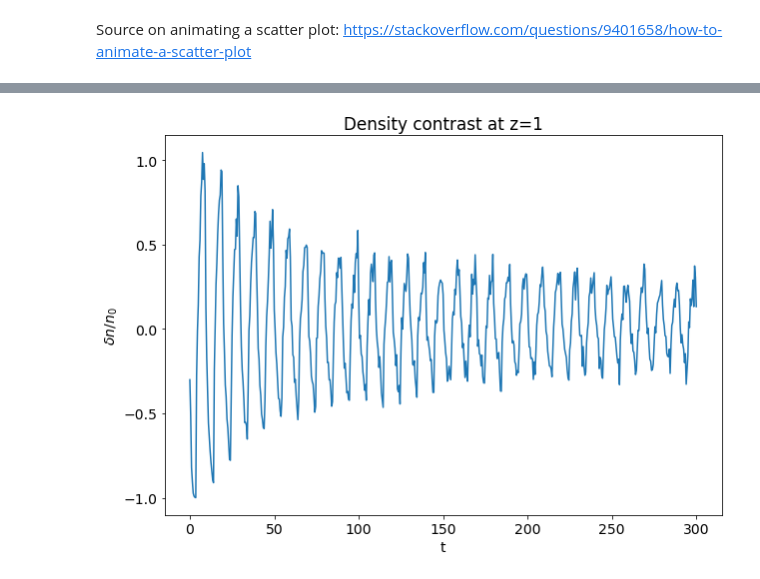
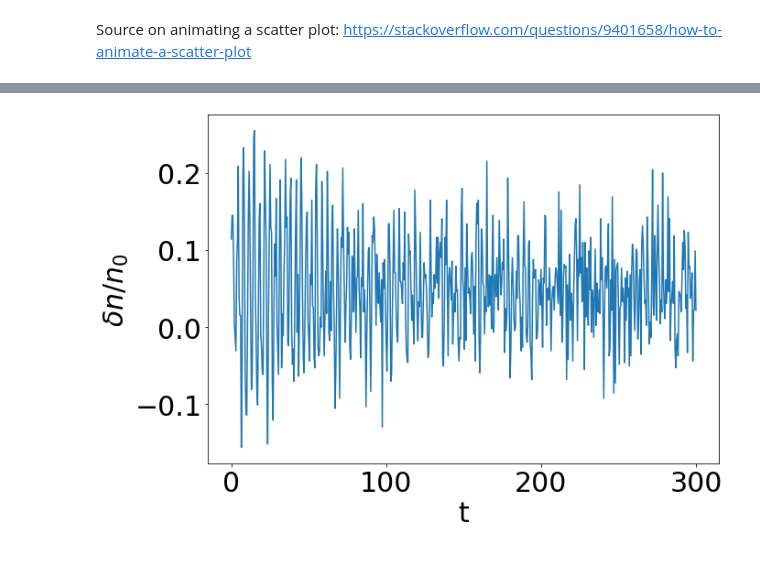
Before and after one commit to Jupiter1994/plasma-echo, a Jupyter notebook: Sampling Particle Trajectories.ipynb, the cells around one changed output, grey strips where cells are left out. Drawn from its saved outputs; the diff is of its cells as text; code cells hidden in the pictures.

Commit message:
added thesis plots

```diff
--- a/Sampling Particle Trajectories.ipynb
+++ b/Sampling Particle Trajectories.ipynb
@@ -220,6 +218,8 @@ n_0 = 452
 # Animation
 # %%
 # make the animation
+plt.rcParams.update({'font.size':30})
+
 fig = plt.figure(figsize=(10,10))
 zs, vzs = pol2cart(thetas, Js)
 scat = plt.scatter(zs, vzs, alpha=0.02)
@@ -228,12 +228,17 @@ xlimit = 5
 plt.xlim(-xlimit, xlimit)
 plt.ylim(-xlimit, xlimit)
 
-plt.xlabel(r"$z = \sqrt{J}$ cos($\theta$)")
-plt.ylabel(r"$v_z = \sqrt{J}$ sin($\theta$)")
+# plt.xlabel(r"$z = \sqrt{J}$ cos($\theta$)")
+# plt.ylabel(r"$v_z = \sqrt{J}$ sin($\theta$)")
+plt.xlabel(r"$z$")
+plt.ylabel(r"$v_z$")
 
 # the "density" at z=0 (in practice, the number of points near z=0) as a function of time
 delta_n_over_ns = []
 ns = []
+
+# snapshots at which we'll save the figure
+ts_for_savefig = [0, 99.5, 100, 125, 150, 200]
 
 start = time.time()
 
@@ -251,7 +256,7 @@ def updatefig(i):
         print(f'Elapsed t: {np.round(time.time() - start, 1)} seconds')
 
     # update Js, Omegas iff there's a hammer
-    hammers_on = False
+    hammers_on = True
     if hammers_on:
         if ((not variables["hammer1_has_hit"]) and (t >= t1)):
             variables["Js"] += n1 * A1 * np.sin(n1 * variables["thetas"])
@@ -294,11 +299,17 @@ def updatefig(i):
     # make plot
     data = np.transpose((zs, vzs))
     scat.set_offsets(data)
-    plt.title('Particle trajectories (t=' + str(t) + ')')
+    #plt.title('Particle trajectories (t=' + str(t) + ')')
+    plt.legend(title=f"t={t}", loc='upper left', labelspacing=0.)
+
+    # save figure at certain snapshots
+#     if t in ts_for_savefig:
+#         plt.savefig(f'Sampling trajectories/Sampled_trajs_t={t}.png')
+
     return scat,
 
 
-make_animation = False
+make_animation = True
 if make_animation:
     ani = animation.FuncAnimation(fig, updatefig, interval=100, frames=len(ts), \
             blit=True)
@@ -343,11 +568,11 @@ Elapsed t: 45.9 seconds
 # %%
 plt.plot(ts, delta_n_over_ns)
 
 plt.xlabel('t')
 plt.ylabel('$\delta n/n_0$')
-plt.title(f'Density contrast at z={z_offset}')
+# plt.title(f'Density contrast at z={z_offset}')
 
 plt.savefig('delta_n_over_ns_temp.png')
 plt.show()
 # %% [output]
-[figure, old version]
+[figure, new version]
```
Also changed, not shown: parts of 5 cells of this notebook, 17 other files.
